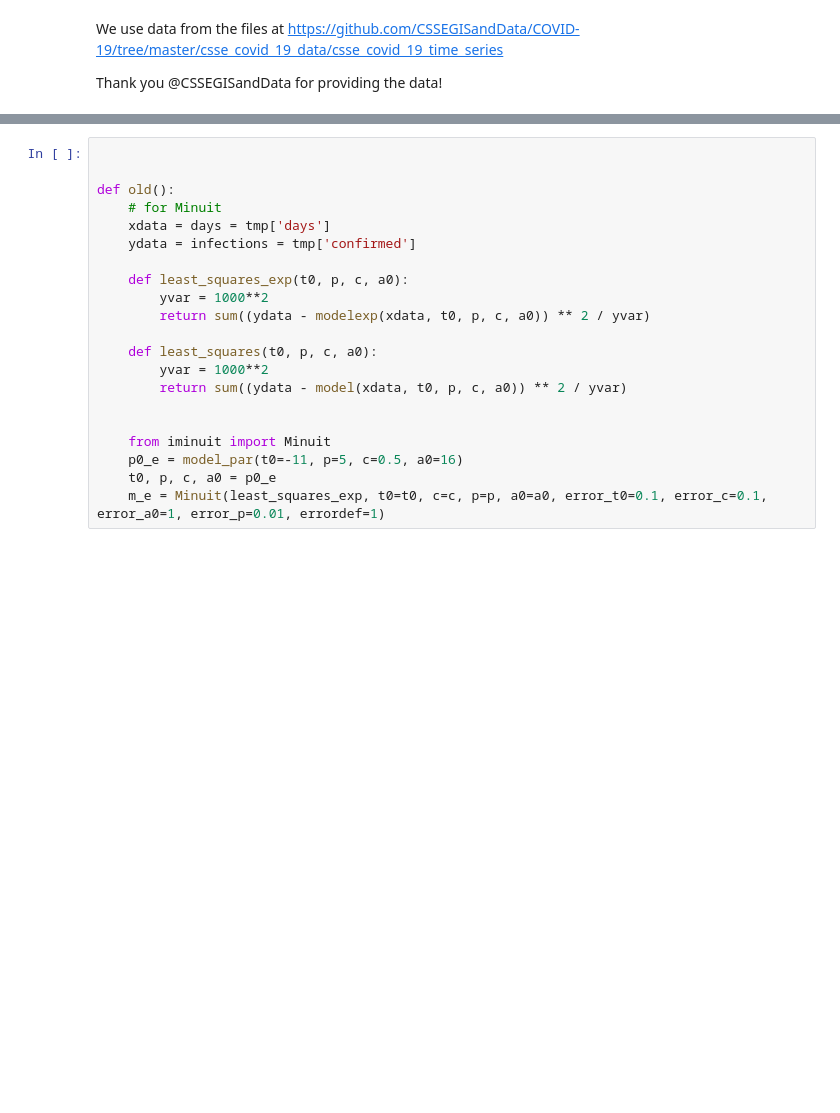
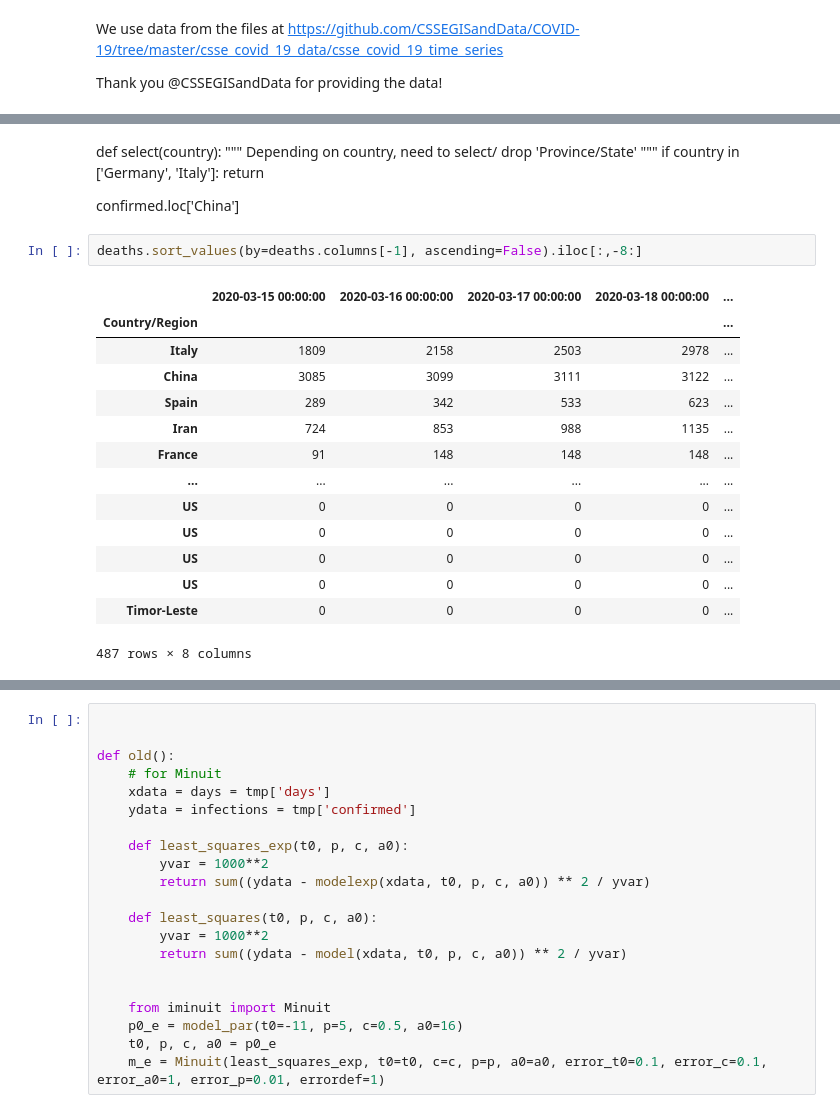
Before and after one commit to oscovida/oscovida, a Jupyter notebook: current-trends.ipynb, the cells around one changed output, grey strips where cells are left out. Cells and saved outputs as stored; diff of their text form; blank space fills up the shorter version.

```diff
--- a/current-trends.ipynb
+++ b/current-trends.ipynb
@@ -96,0 +97,24 @@ Recovered : last data point from 2020-03-21 00:00:00
+# %% [markdown]
+def select(country):
+    """ Depending on country, need to select/ drop 'Province/State' """
+    if country in ['Germany', 'Italy']:
+        return
+
+confirmed.loc['China']
+# %%
+deaths.sort_values(by=deaths.columns[-1], ascending=False).iloc[:,-8:]
+# %% [output]
+|  | 2020-03-15 00:00:00 | 2020-03-16 00:00:00 | 2020-03-17 00:00:00 | 2020-03-18 00:00:00 | ... |
+| Country/Region |  |  |  |  | ... |
+| Italy | 1809 | 2158 | 2503 | 2978 | ... |
+| China | 3085 | 3099 | 3111 | 3122 | ... |
+| Spain | 289 | 342 | 533 | 623 | ... |
+| Iran | 724 | 853 | 988 | 1135 | ... |
+| France | 91 | 148 | 148 | 148 | ... |
+| ... | ... | ... | ... | ... | ... |
+| US | 0 | 0 | 0 | 0 | ... |
+| US | 0 | 0 | 0 | 0 | ... |
+| US | 0 | 0 | 0 | 0 | ... |
+| US | 0 | 0 | 0 | 0 | ... |
+| Timor-Leste | 0 | 0 | 0 | 0 | ... |
+487 rows × 8 columns
```
Also changed, not shown: parts of 47 cells of this notebook.
